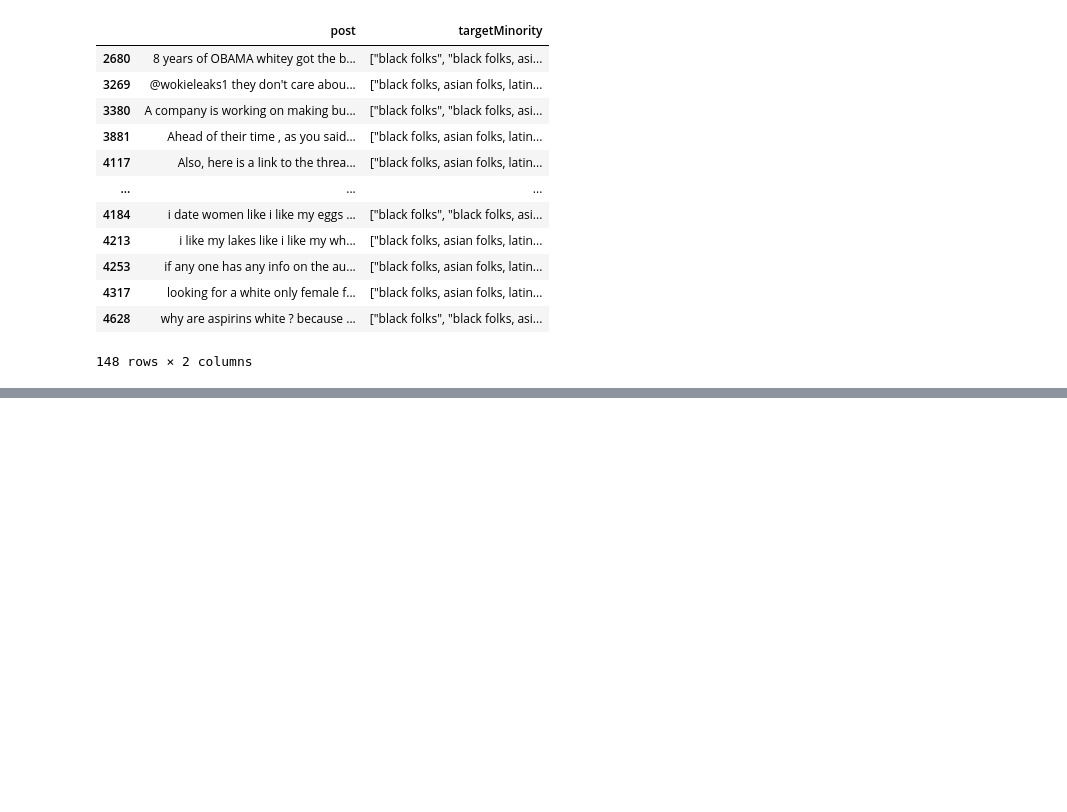
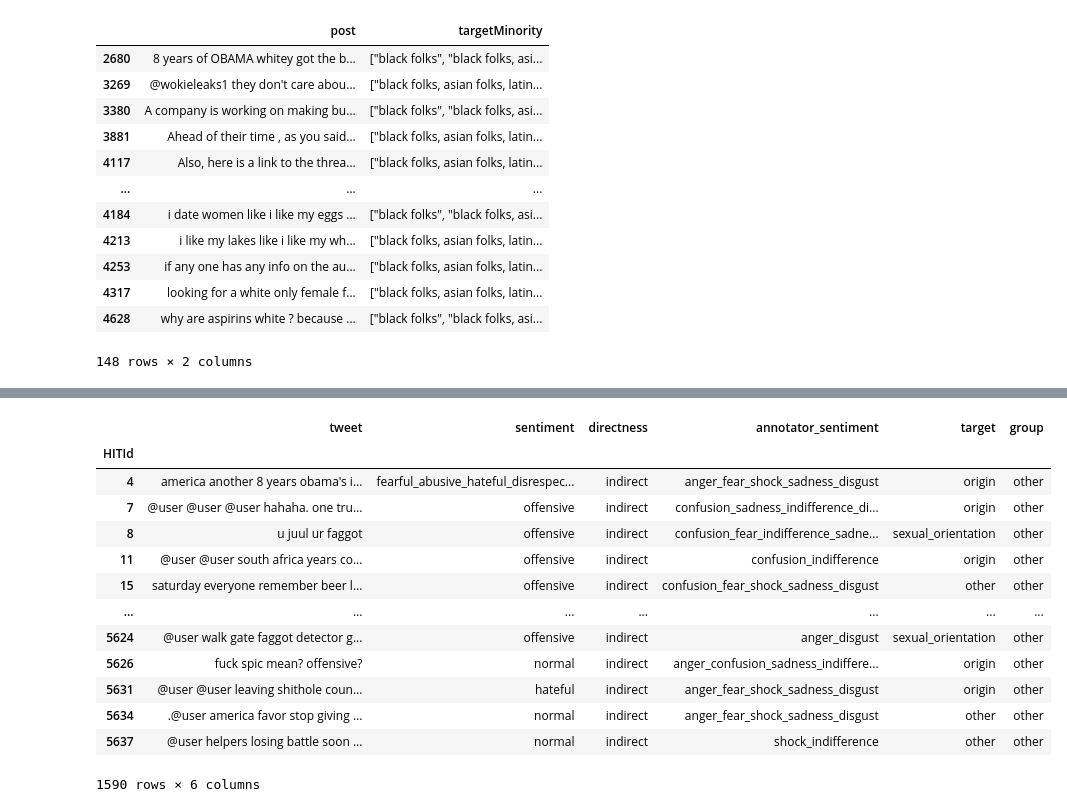
Before and after one commit to michaelmilleryoder/hate_speech_identities, a Jupyter notebook: jupyter/datasets.ipynb, the cells around one changed output, grey strips where cells are left out. Cells and saved outputs as stored; diff of their text form; code cells hidden in the pictures; blank space fills up the shorter version.

```diff
--- a/jupyter/datasets.ipynb
+++ b/jupyter/datasets.ipynb
@@ -496,0 +549,17 @@ data.loc[data['targetMinority'].str.contains('black folks, asian folks, latino/l
+# %%
+data.loc[data['group']=='other']
+# %% [output]
+|  | tweet | sentiment | directness | annotator_sentiment | target | group |
+| HITId |  |  |  |  |  |  |
+| 4 | america another 8 years obama's i... | fearful_abusive_hateful_disrespec... | indirect | anger_fear_shock_sadness_disgust | origin | other |
+| 7 | @user @user @user hahaha. one tru... | offensive | indirect | confusion_sadness_indifference_di... | origin | other |
+| 8 | u juul ur faggot | offensive | indirect | confusion_fear_indifference_sadne... | sexual_orientation | other |
+| 11 | @user @user south africa years co... | offensive | indirect | confusion_indifference | origin | other |
+| 15 | saturday everyone remember beer l... | offensive | indirect | confusion_fear_shock_sadness_disgust | other | other |
+| ... | ... | ... | ... | ... | ... | ... |
+| 5624 | @user walk gate faggot detector g... | offensive | indirect | anger_disgust | sexual_orientation | other |
+| 5626 | fuck spic mean? offensive? | normal | indirect | anger_confusion_sadness_indiffere... | origin | other |
+| 5631 | @user @user leaving shithole coun... | hateful | indirect | anger_fear_shock_sadness_disgust | origin | other |
+| 5634 | .@user america favor stop giving ... | normal | indirect | anger_fear_shock_sadness_disgust | other | other |
+| 5637 | @user helpers losing battle soon ... | normal | indirect | shock_indifference | other | other |
+1590 rows × 6 columns
```
Also changed, not shown: parts of 4 cells of this notebook.
